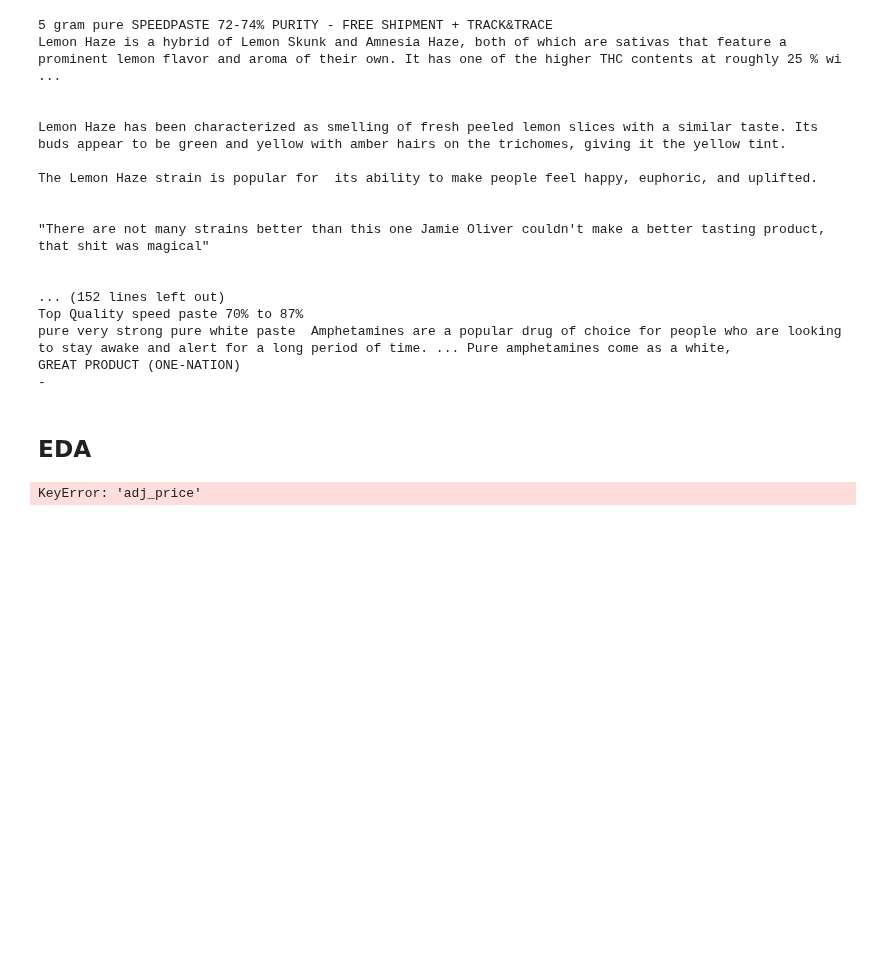
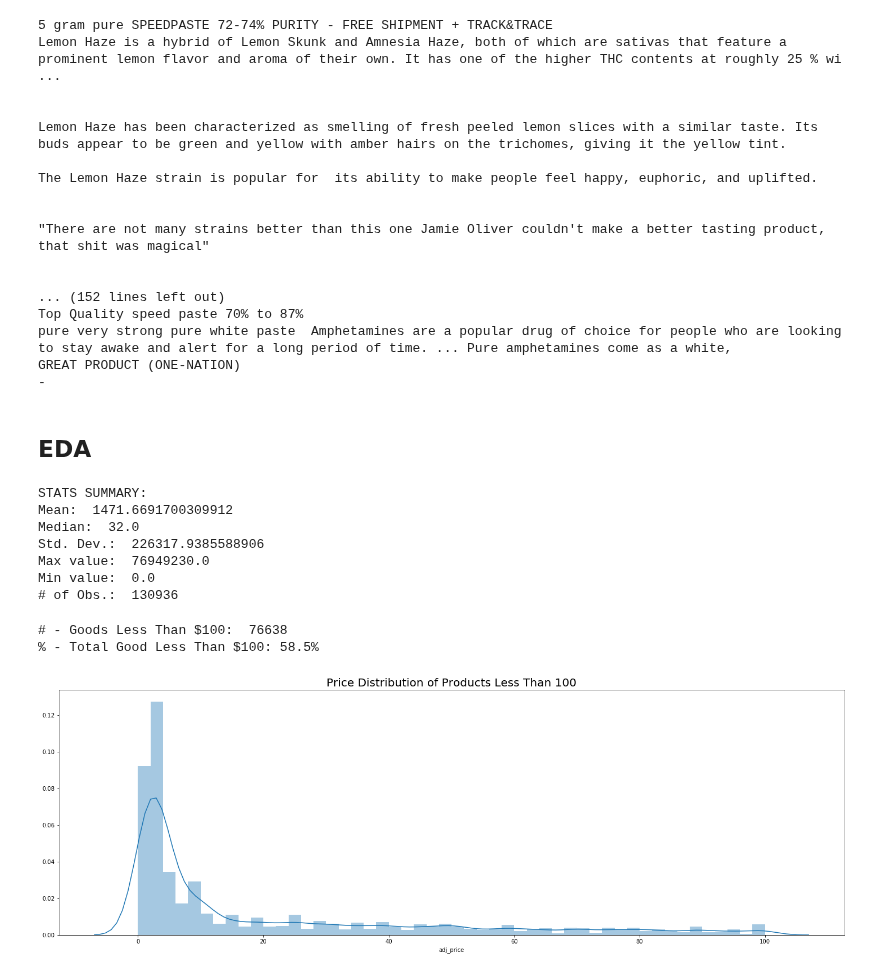
Before and after one commit to Morgan-Sell/darknet-economics, a Jupyter notebook: data_process_feat_eng.ipynb, the cells around one changed output. Cells and saved outputs as stored; diff of their text form; code cells hidden in the pictures; blank space fills up the shorter version.

```diff
--- a/data_process_feat_eng.ipynb
+++ b/data_process_feat_eng.ipynb
@@ -229,13 +240,23 @@ GREAT PRODUCT (ONE-NATION)
 # %% [markdown]
 ## EDA
 # %%
-utils.stats_summary(products['adj_price'])
+utils.stats_summary(products_v2['adj_price'])
 # %% [output]
-KeyError: 'adj_price'
+STATS SUMMARY:
+Mean:  1471.6691700309912
+Median:  32.0
+Std. Dev.:  226317.9385588906
+Max value:  76949230.0
+Min value:  0.0
+# of Obs.:  130936
 # %%
 plt.figure(figsize=(25,8))
-less_than_100 = products[products['adj_price'] < 100]['adj_price']
+less_than_100 = products_v2[products_v2['adj_price'] < 100]['adj_price']
 sns.distplot(less_than_100)
 plt.title('Price Distribution of Products Less Than 100', fontsize= 20);
 print('# - Goods Less Than $100: ', len(less_than_100))
 print('% - Total Good Less Than $100: {:.1%}'.format(len(less_than_100) / products.shape[0]))
+# %% [output]
+# - Goods Less Than $100:  76638
+% - Total Good Less Than $100: 58.5%
+[figure, added]
```
Also changed, not shown: parts of 18 cells of this notebook.
